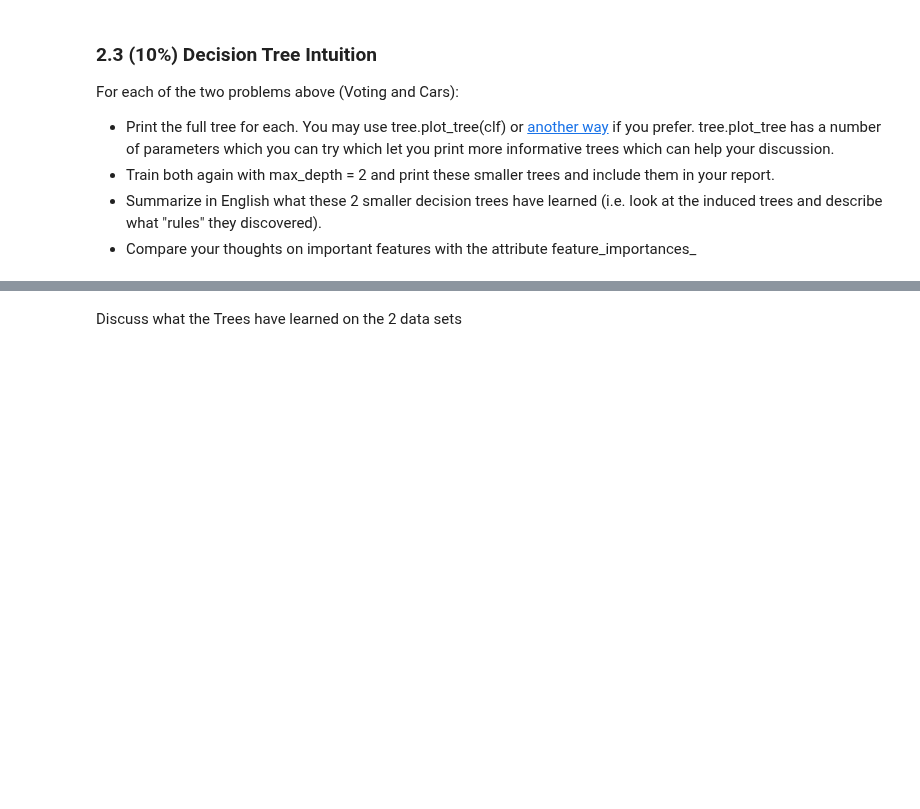
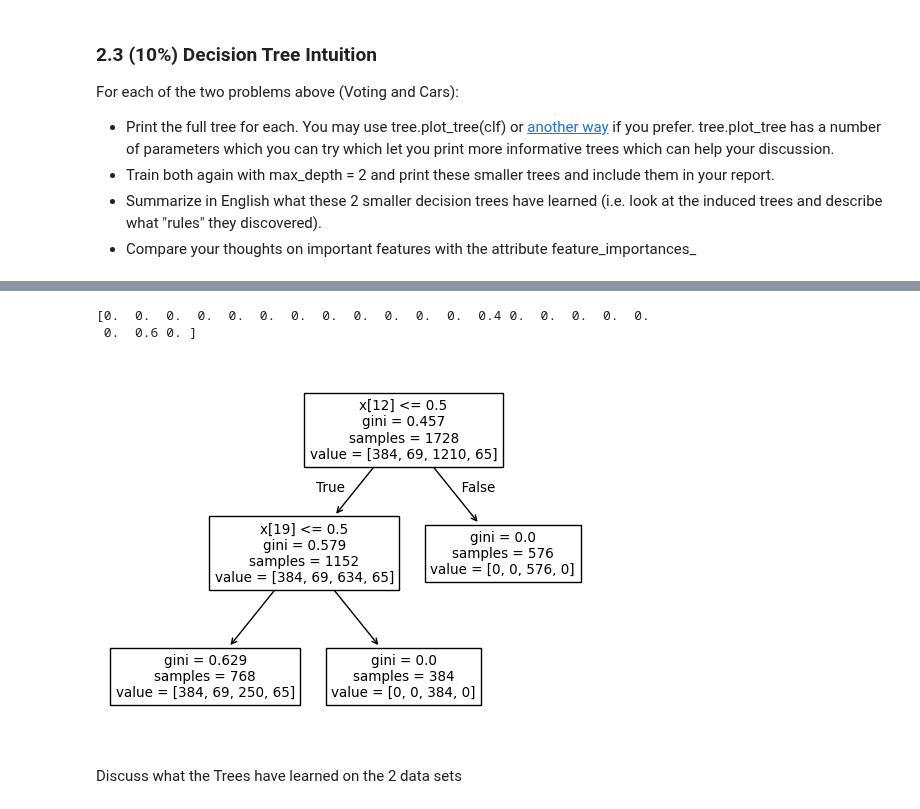
Before and after one commit to tchild1/CS-270-Intro-to-Machine-Learning, a Jupyter notebook: decisionTree/Decision Tree Lab.ipynb, the cells around one changed output, grey strips where cells are left out. Drawn from its saved outputs; the diff is of its cells as text; code cells hidden in the pictures; blank space fills up the shorter version.

```diff
--- a/decisionTree/Decision Tree Lab.ipynb
+++ b/decisionTree/Decision Tree Lab.ipynb
@@ -240,3 +382,38 @@ from sklearn import tree
+# %%
+from sklearn.model_selection import cross_val_score
+from sklearn.preprocessing import LabelEncoder
+from scipy.io import arff
+from sklearn.tree import DecisionTreeClassifier
+
+# get data
+carsData = arff.loadarff('cars.arff')
+
+# put data into a data frame
+carsDataFrame = pd.DataFrame(carsData[0])
+
+carsDataFrame['class'] = carsDataFrame['class'].str.decode('utf-8')
+
+# define the features
+X = carsDataFrame.drop(columns=['class'])
+
+# one hot encoded
+X = pd.get_dummies(X)
+
+# define the target
+y = LabelEncoder().fit_transform(carsDataFrame['class'])
+
+clf = DecisionTreeClassifier(max_depth=2)
+
+# train model
+clf.fit(X, y)
+
+tree.plot_tree(clf)
+
+print(clf.feature_importances_)
+# %% [output]
+[0.  0.  0.  0.  0.  0.  0.  0.  0.  0.  0.  0.  0.4 0.  0.  0.  0.  0.
+ 0.  0.6 0. ]
+[figure, added]
 # %% [markdown]
 Discuss what the Trees have learned on the 2 data sets
 # %% [markdown]
```
Also changed, not shown: parts of 4 cells of this notebook.
